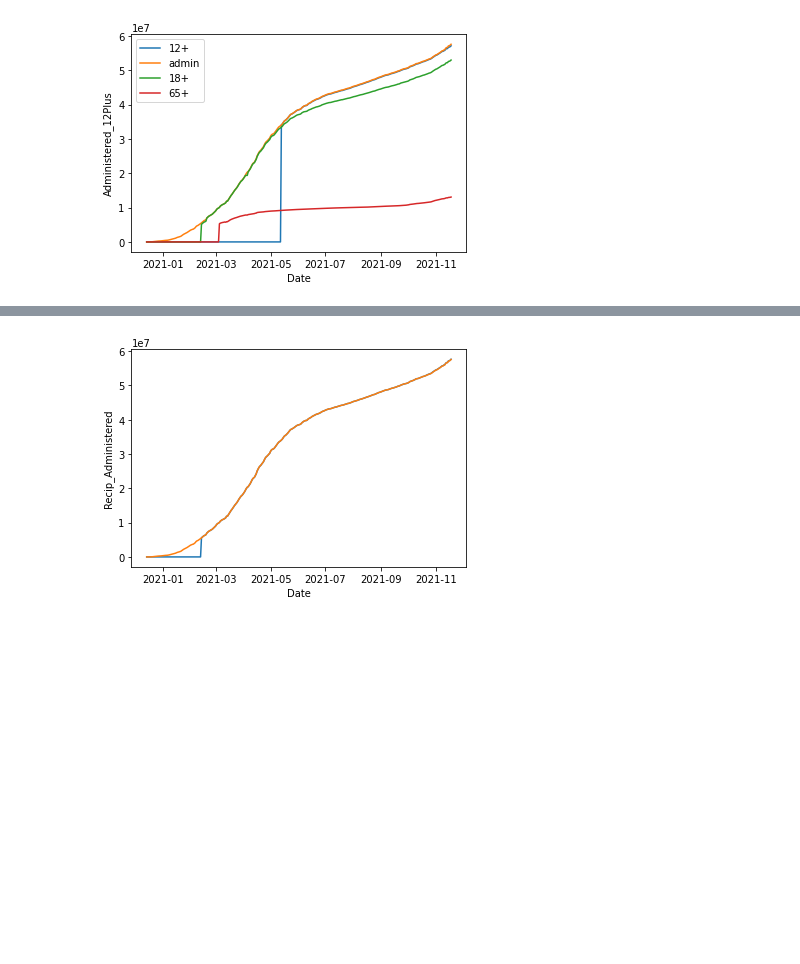
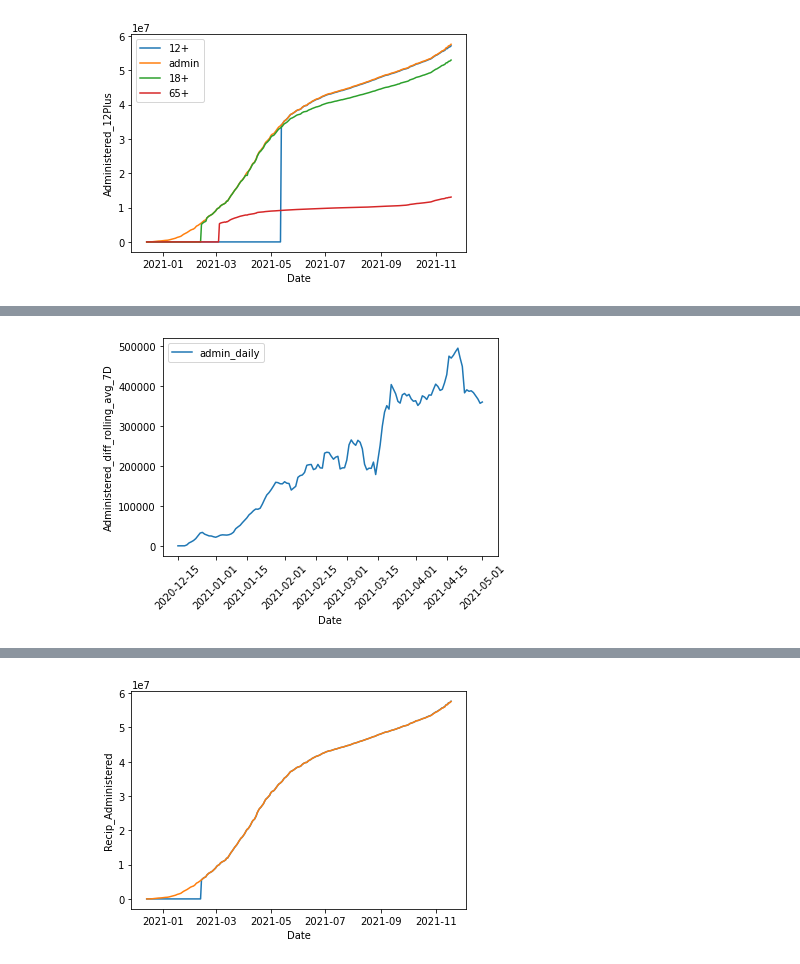
Before and after one commit to amichaelsen/COVID_project, a Jupyter notebook: analysis/vaccination_eda.ipynb, the cells around one changed output, grey strips where cells are left out. Drawn from its saved outputs; the diff is of its cells as text; code cells hidden in the pictures; blank space fills up the shorter version.

```diff
--- a/analysis/vaccination_eda.ipynb
+++ b/analysis/vaccination_eda.ipynb
@@ -166,0 +192,8 @@ temp_df = temp_df[temp_df['Date'] <= pd.to_datetime('2021-05-01')]
+# %%
+#sns.lineplot(data=temp_df, x='Date', y='Administered_diff', label="admin_daily");
+sns.lineplot(data=temp_df, x='Date', y='Administered_diff_rolling_avg_7D', label="admin_daily");
+plt.xticks(rotation=45);
+# this matches the data reported here for CA!! yay!
+# https://www.nytimes.com/interactive/2020/us/covid-19-vaccine-doses.html
+# %% [output]
+[figure, added]
```
Also changed, not shown: parts of 7 cells of this notebook, 1 other file.
